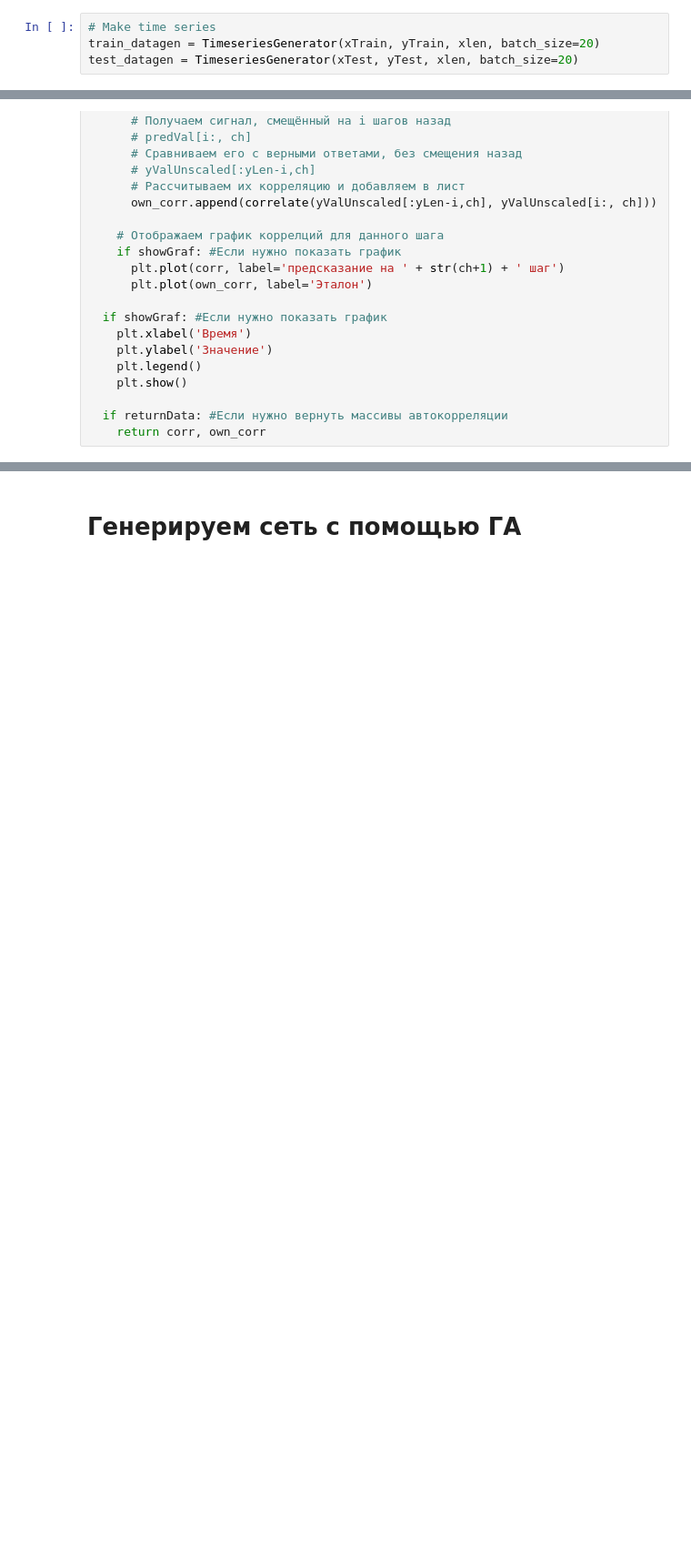
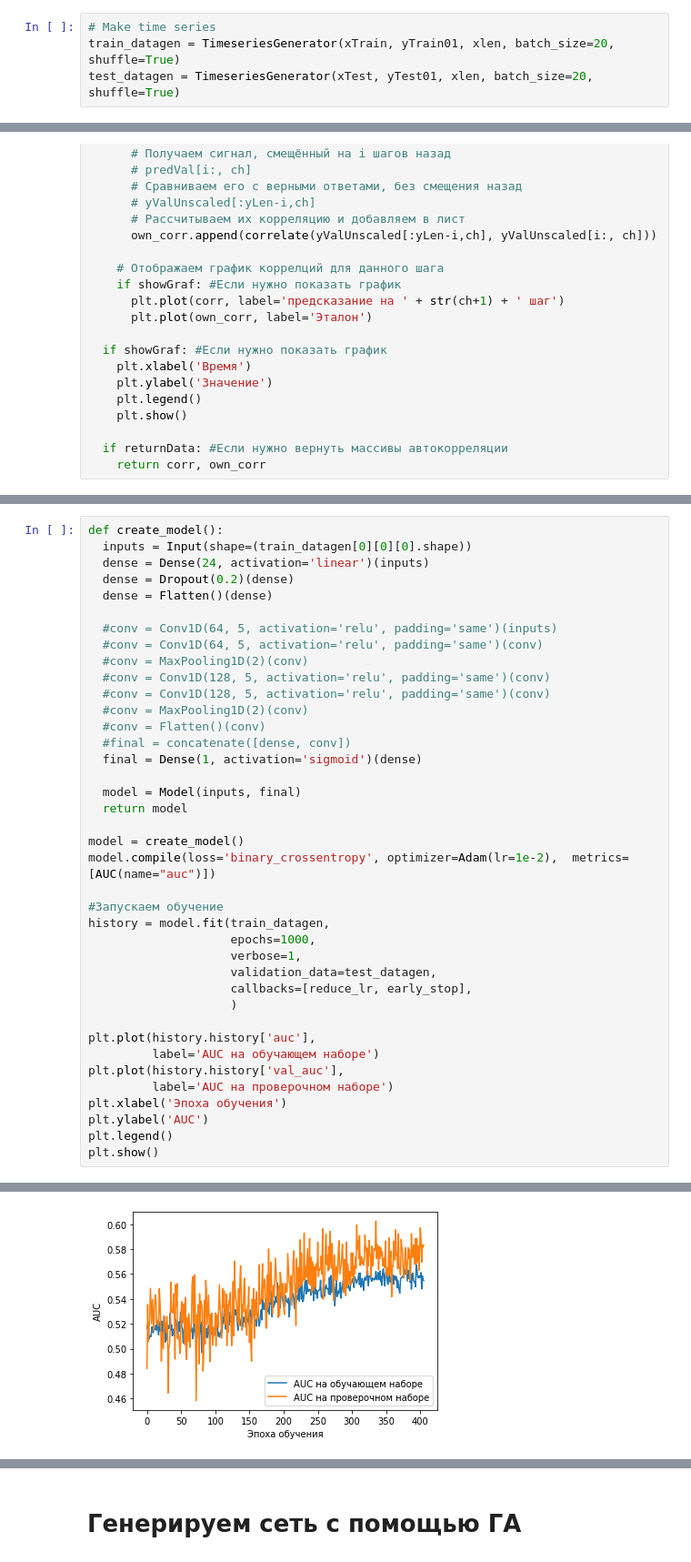
Before and after one commit to VladimirBlinov/ColabNotebooks, a Jupyter notebook: Trading_NET_v3_1.ipynb, the cells around one changed output, grey strips where cells are left out. Shown: that part at 91% size. Drawn from its saved outputs; the diff is of its cells as text; blank space fills up the shorter version.

```diff
--- a/Trading_NET_v3_1.ipynb
+++ b/Trading_NET_v3_1.ipynb
@@ -298,8 +327,8 @@ plt.show()
 [figure]
 # %%
 # Make time series
-train_datagen = TimeseriesGenerator(xTrain, yTrain, xlen, batch_size=20)
-test_datagen = TimeseriesGenerator(xTest, yTest, xlen, batch_size=20)
+train_datagen = TimeseriesGenerator(xTrain, yTrain01, xlen, batch_size=20, shuffle=True)
+test_datagen = TimeseriesGenerator(xTest, yTest01, xlen, batch_size=20, shuffle=True)
 # %%
 # Функция рассчитываем результаты прогнозирования сети
 # В аргументы принимает сеть (currModel) и проверочную выборку
@@ -399,0 +458,40 @@ yVal = np.array(yVal[0])
+# %%
+def create_model():
+  inputs = Input(shape=(train_datagen[0][0][0].shape))
+  dense = Dense(24, activation='linear')(inputs)
+  dense = Dropout(0.2)(dense)
+  dense = Flatten()(dense)
+
+  #conv = Conv1D(64, 5, activation='relu', padding='same')(inputs)
+  #conv = Conv1D(64, 5, activation='relu', padding='same')(conv)
+  #conv = MaxPooling1D(2)(conv)
+  #conv = Conv1D(128, 5, activation='relu', padding='same')(conv)
+  #conv = Conv1D(128, 5, activation='relu', padding='same')(conv)
+  #conv = MaxPooling1D(2)(conv)
+  #conv = Flatten()(conv)
+  #final = concatenate([dense, conv])
+  final = Dense(1, activation='sigmoid')(dense)
+
+  model = Model(inputs, final)
+  return model
+
+model = create_model()
+model.compile(loss='binary_crossentropy', optimizer=Adam(lr=1e-2),  metrics=[AUC(name="auc")])
+
+#Запускаем обучение
+history = model.fit(train_datagen,
+                    epochs=1000,
+                    verbose=1,
+                    validation_data=test_datagen,
+                    callbacks=[reduce_lr, early_stop],
+                    )
+
+plt.plot(history.history['auc'],
+         label='AUC на обучающем наборе')
+plt.plot(history.history['val_auc'],
+         label='AUC на проверочном наборе')
+plt.xlabel('Эпоха обучения')
+plt.ylabel('AUC')
+plt.legend()
+plt.show()
+# %% [output]
@@ -399,0 +515 @@ yVal = np.array(yVal[0])
+[figure, added]
```
Also changed, not shown: parts of 27 cells of this notebook.
